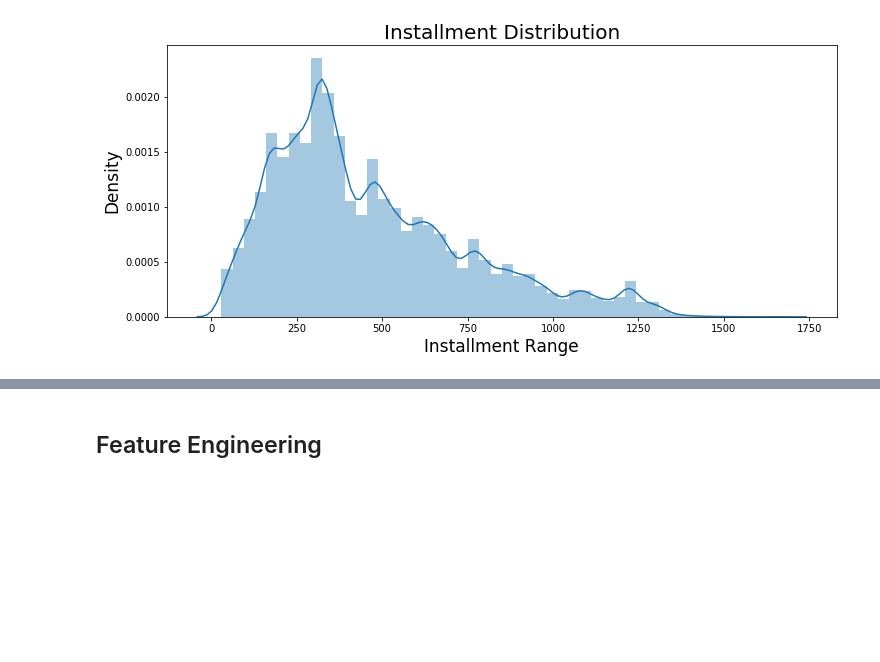
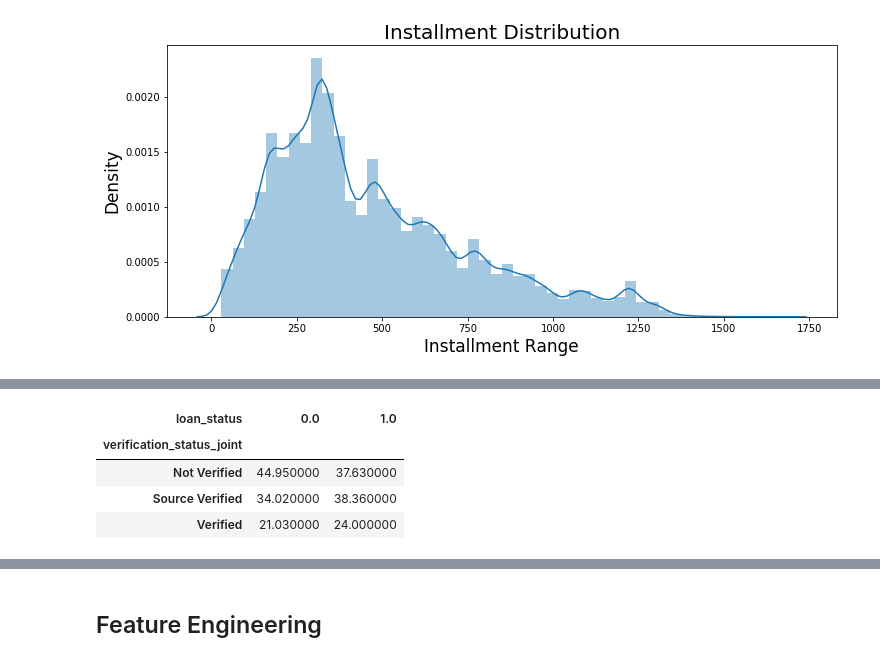
Before and after one commit to jerilyt/lending-club, a Jupyter notebook: Model.ipynb, the cells around one changed output, grey strips where cells are left out. Saved outputs shown, nothing was run; the diff lists cells and outputs as text; code cells hidden in the pictures; blank space fills up the shorter version.

```diff
--- a/Model.ipynb
+++ b/Model.ipynb
@@ -134,0 +155,11 @@ plt.show()
+# %%
+purp_loan= ['verification_status_joint', 'loan_status']
+cm = sns.light_palette("green", as_cmap=True)
+(round(pd.crosstab(model_df[purp_loan[0]], model_df[purp_loan[1]],
+                   normalize='columns') * 100,2)).style.background_gradient(cmap = cm)
+# %% [output]
+| loan_status | 0.0 | 1.0 |
+| verification_status_joint |  |  |
+| Not Verified | 44.950000 | 37.630000 |
+| Source Verified | 34.020000 | 38.360000 |
+| Verified | 21.030000 | 24.000000 |
```
Also changed, not shown: parts of 11 cells of this notebook.
